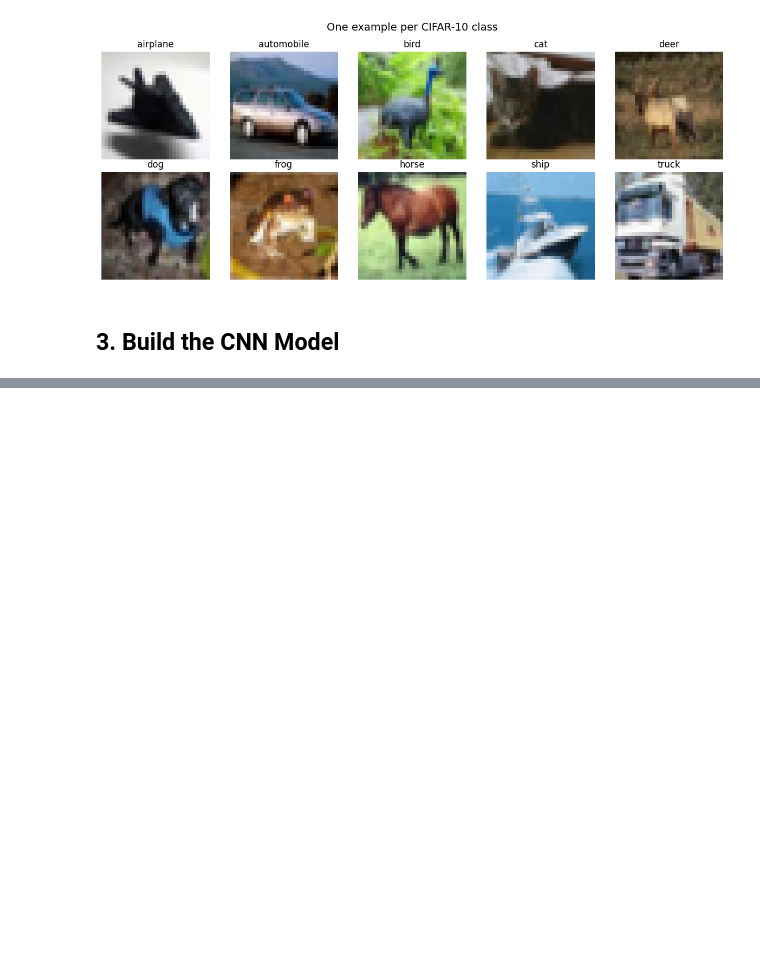
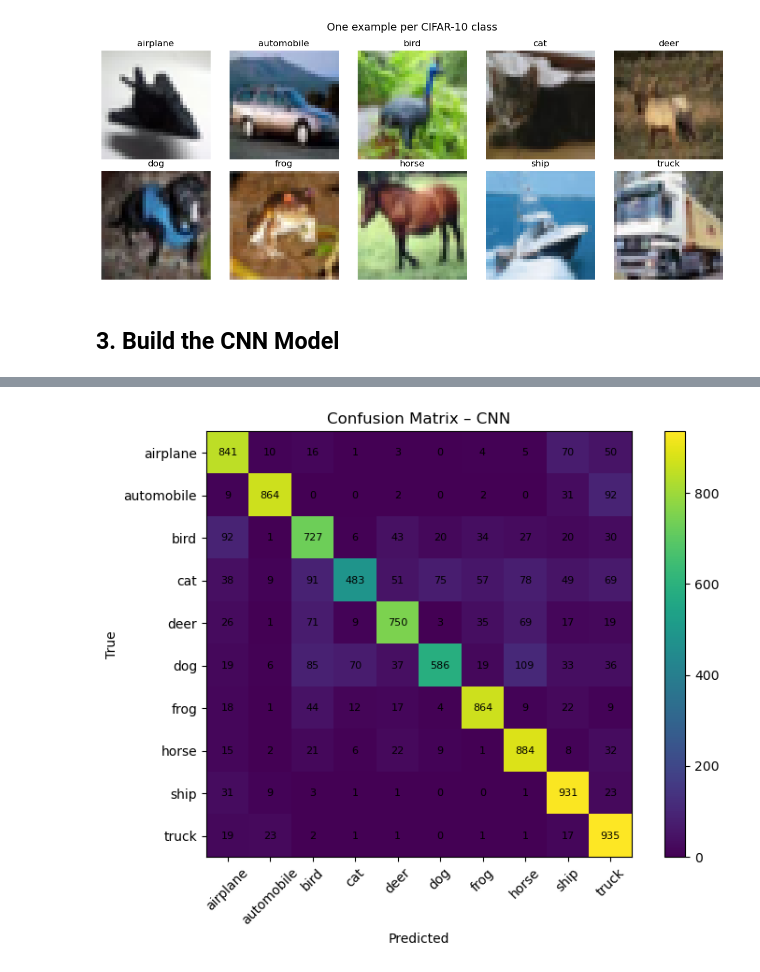
Before and after one commit to Kreetrix/Neural-Network-Assignmnets, a Jupyter notebook: CIFAR-10-CNN.ipynb, the cells around one changed output, grey strips where cells are left out. Cells and saved outputs as stored; diff of their text form; code cells hidden in the pictures; blank space fills up the shorter version.

```diff
--- a/CIFAR-10-CNN.ipynb
+++ b/CIFAR-10-CNN.ipynb
@@ -278,0 +350,24 @@ Total misclassified: 1906 / 10000
+# %%
+from sklearn.metrics import confusion_matrix
+
+cm = confusion_matrix(y_true_flat, y_pred_labels)
+
+plt.figure(figsize=(8,6))
+plt.imshow(cm)
+plt.title("Confusion Matrix – CNN")
+plt.colorbar()
+
+for i in range(10):
+    for j in range(10):
+        plt.text(j, i, cm[i, j],
+                 ha="center", va="center", fontsize=8)
+
+plt.xticks(range(10), class_names, rotation=45)
+plt.yticks(range(10), class_names)
+
+plt.xlabel("Predicted")
+plt.ylabel("True")
+plt.tight_layout()
+plt.show()
+# %% [output]
+[figure, added]
```
Also changed, not shown: parts of 22 cells of this notebook, 1 other file.
